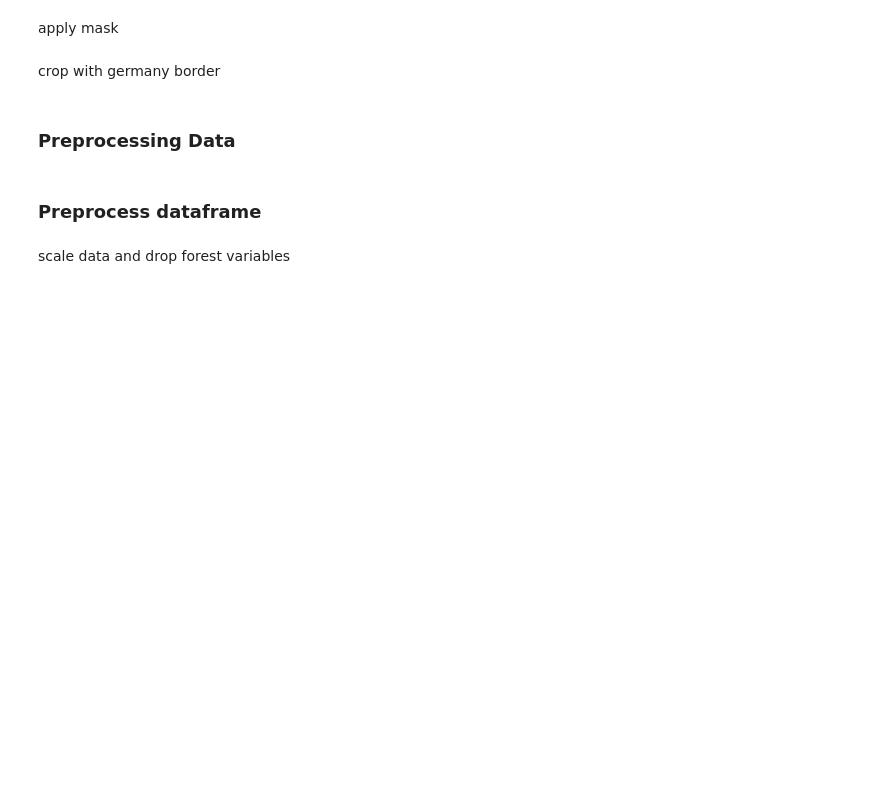
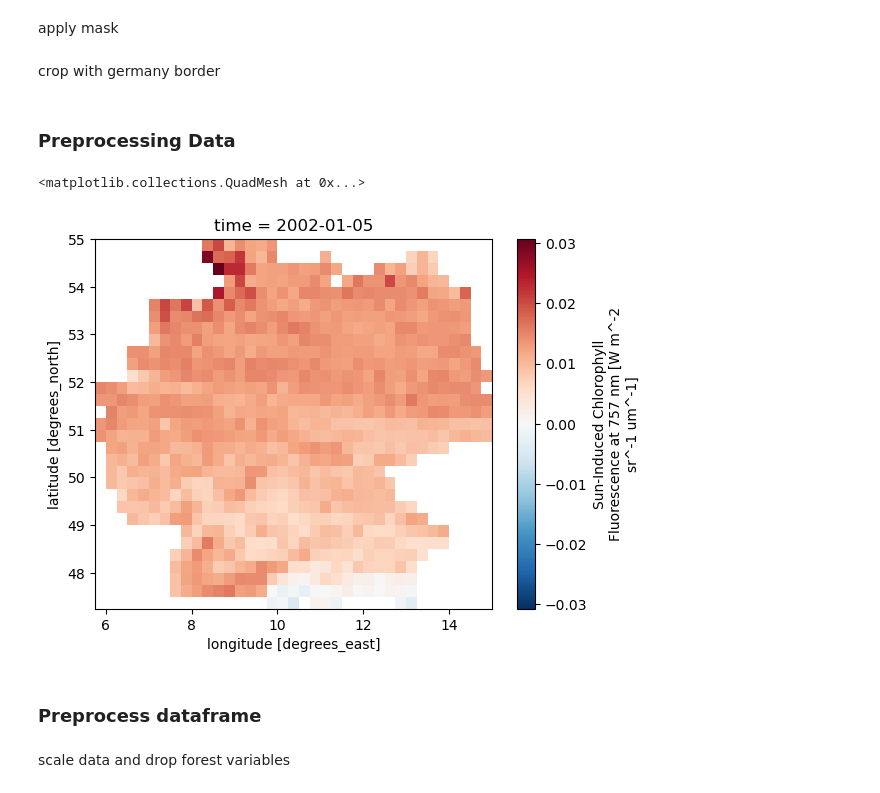
Before and after one commit to luismaecker/LSTM-SIF, a Jupyter notebook: modelling_current/modelling_current.ipynb, the cells around one changed output. Drawn from its saved outputs; the diff is of its cells as text; code cells hidden in the pictures; blank space fills up the shorter version.

```diff
--- a/modelling_current/modelling_current.ipynb
+++ b/modelling_current/modelling_current.ipynb
@@ -663,0 +669,5 @@ all_data_df
+# %%
+cube_ger_f_crop.isel(time=0).sif_gosif.plot()
+# %% [output]
+<matplotlib.collections.QuadMesh at 0x...>
+[figure, added]
```
Also changed, not shown: parts of 17 cells of this notebook, 14 other files.
